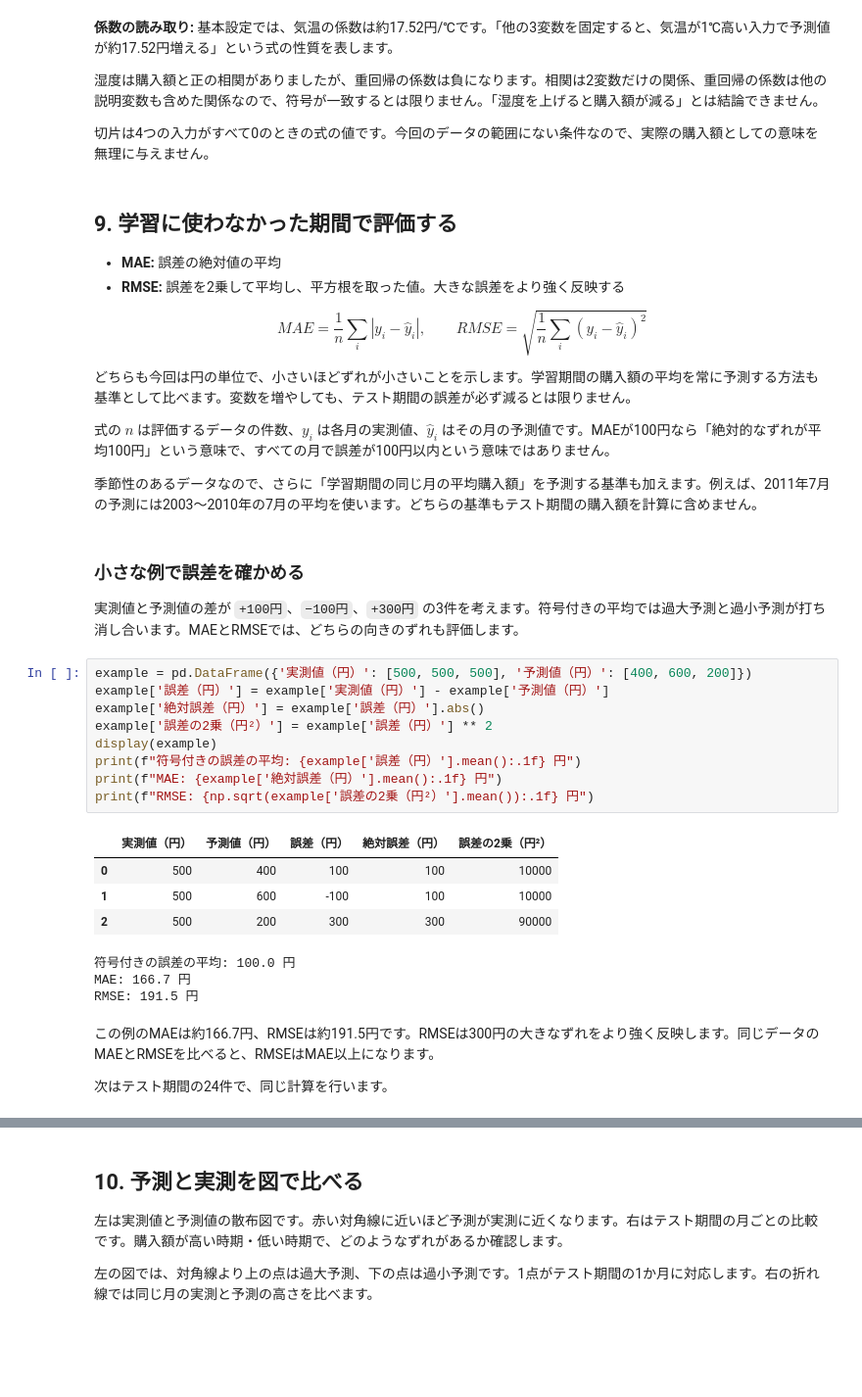
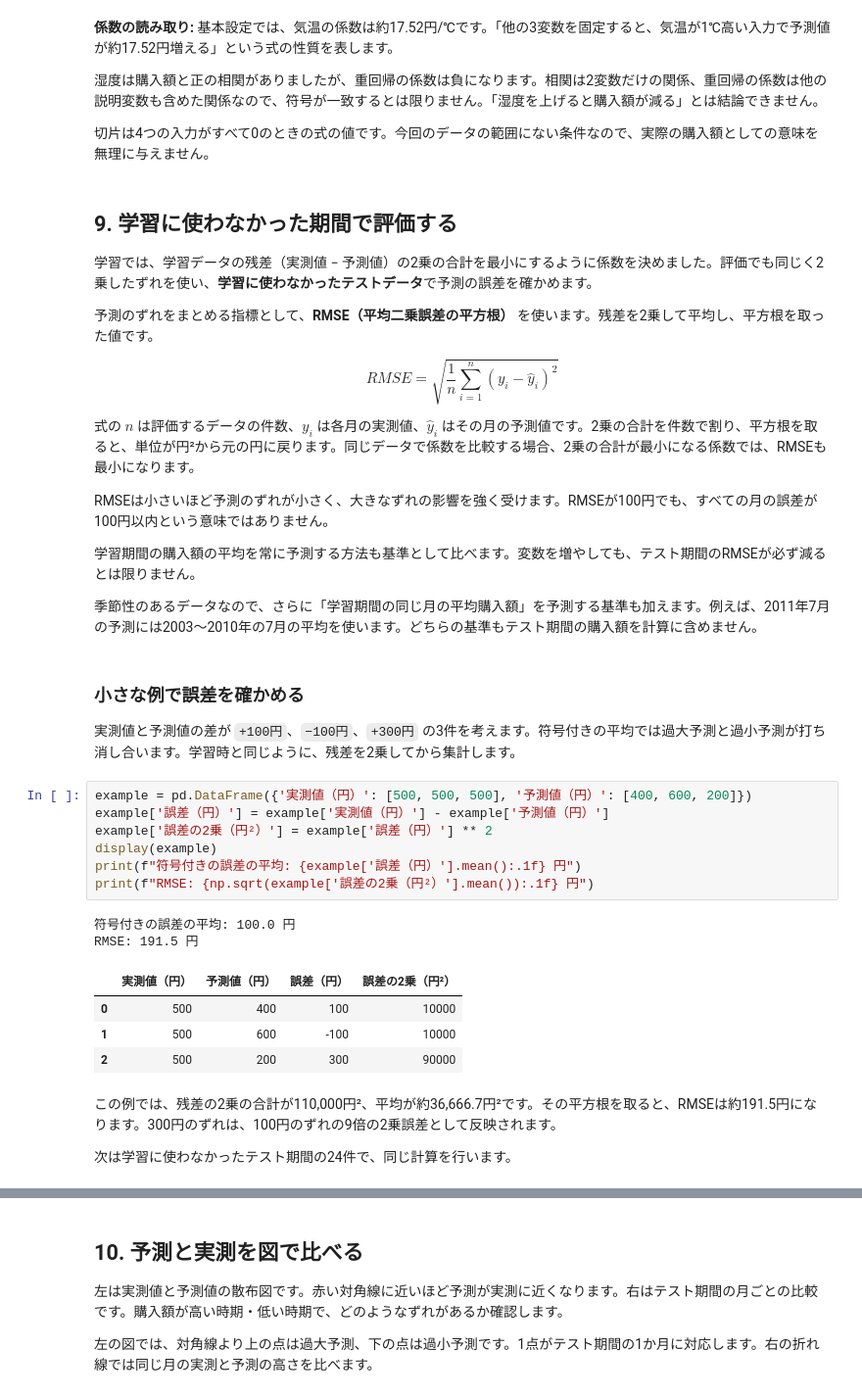
Before and after one commit to KazuhisaFujita/MachineLearning_training, a Jupyter notebook: notebook/lesson03_regression_basic_template.ipynb, the cells around one changed output, grey strips where cells are left out. Shown at 98% size. Cells and saved outputs as stored; diff of their text form; blank space fills up the shorter version.

```diff
--- a/notebook/lesson03_regression_basic_template.ipynb
+++ b/notebook/lesson03_regression_basic_template.ipynb
@@ -335,41 +335,41 @@ display(train_df[feature_columns].corr())
 # %% [markdown]
 ## 9. 学習に使わなかった期間で評価する
 
-- **MAE:** 誤差の絶対値の平均
-- **RMSE:** 誤差を2乗して平均し、平方根を取った値。大きな誤差をより強く反映する
+学習では、学習データの残差（実測値 − 予測値）の2乗の合計を最小にするように係数を決めました。評価でも同じく2乗したずれを使い、**学習に使わなかったテストデータ**で予測の誤差を確かめます。
 
-$$MAE = \frac{1}{n}\sum_i |y_i-\hat{y}_i|,\qquad RMSE = \sqrt{\frac{1}{n}\sum_i (y_i-\hat{y}_i)^2}$$
+予測のずれをまとめる指標として、**RMSE（平均二乗誤差の平方根）** を使います。残差を2乗して平均し、平方根を取った値です。
 
-どちらも今回は円の単位で、小さいほどずれが小さいことを示します。学習期間の購入額の平均を常に予測する方法も基準として比べます。変数を増やしても、テスト期間の誤差が必ず減るとは限りません。
+$$RMSE = \sqrt{\frac{1}{n}\sum_{i=1}^{n}(y_i-\hat{y}_i)^2}$$
 
-式の $n$ は評価するデータの件数、$y_i$ は各月の実測値、$\hat{y}_i$ はその月の予測値です。MAEが100円なら「絶対的なずれが平均100円」という意味で、すべての月で誤差が100円以内という意味ではありません。
+式の $n$ は評価するデータの件数、$y_i$ は各月の実測値、$\hat{y}_i$ はその月の予測値です。2乗の合計を件数で割り、平方根を取ると、単位が円²から元の円に戻ります。同じデータで係数を比較する場合、2乗の合計が最小になる係数では、RMSEも最小になります。
+
+RMSEは小さいほど予測のずれが小さく、大きなずれの影響を強く受けます。RMSEが100円でも、すべての月の誤差が100円以内という意味ではありません。
+
+学習期間の購入額の平均を常に予測する方法も基準として比べます。変数を増やしても、テスト期間のRMSEが必ず減るとは限りません。
 
 季節性のあるデータなので、さらに「学習期間の同じ月の平均購入額」を予測する基準も加えます。例えば、2011年7月の予測には2003〜2010年の7月の平均を使います。どちらの基準もテスト期間の購入額を計算に含めません。
 # %% [markdown]
 ### 小さな例で誤差を確かめる
 
-実測値と予測値の差が `+100円`、`−100円`、`+300円` の3件を考えます。符号付きの平均では過大予測と過小予測が打ち消し合います。MAEとRMSEでは、どちらの向きのずれも評価します。
+実測値と予測値の差が `+100円`、`−100円`、`+300円` の3件を考えます。符号付きの平均では過大予測と過小予測が打ち消し合います。学習時と同じように、残差を2乗してから集計します。
 # %%
 example = pd.DataFrame({'実測値（円）': [500, 500, 500], '予測値（円）': [400, 600, 200]})
 example['誤差（円）'] = example['実測値（円）'] - example['予測値（円）']
-example['絶対誤差（円）'] = example['誤差（円）'].abs()
 example['誤差の2乗（円²）'] = example['誤差（円）'] ** 2
 display(example)
 print(f"符号付きの誤差の平均: {example['誤差（円）'].mean():.1f} 円")
-print(f"MAE: {example['絶対誤差（円）'].mean():.1f} 円")
 print(f"RMSE: {np.sqrt(example['誤差の2乗（円²）'].mean()):.1f} 円")
 # %% [output]
+符号付きの誤差の平均: 100.0 円
+RMSE: 191.5 円
-|  | 実測値（円） | 予測値（円） | 誤差（円） | 絶対誤差（円） | 誤差の2乗（円²） |
-| 0 | 500 | 400 | 100 | 100 | 10000 |
-| 1 | 500 | 600 | -100 | 100 | 10000 |
-| 2 | 500 | 200 | 300 | 300 | 90000 |
+|  | 実測値（円） | 予測値（円） | 誤差（円） | 誤差の2乗（円²） |
+| 0 | 500 | 400 | 100 | 10000 |
+| 1 | 500 | 600 | -100 | 10000 |
+| 2 | 500 | 200 | 300 | 90000 |
-符号付きの誤差の平均: 100.0 円
-MAE: 166.7 円
-RMSE: 191.5 円
 # %% [markdown]
-この例のMAEは約166.7円、RMSEは約191.5円です。RMSEは300円の大きなずれをより強く反映します。同じデータのMAEとRMSEを比べると、RMSEはMAE以上になります。
+この例では、残差の2乗の合計が110,000円²、平均が約36,666.7円²です。その平方根を取ると、RMSEは約191.5円になります。300円のずれは、100円のずれの9倍の2乗誤差として反映されます。
 
-次はテスト期間の24件で、同じ計算を行います。
+次は学習に使わなかったテスト期間の24件で、同じ計算を行います。
 # %%
 monthly_mean = train_df.groupby('月')[target_column].mean()
 predictions = {
```
Also changed, not shown: parts of 22 cells of this notebook, 20 other files.
